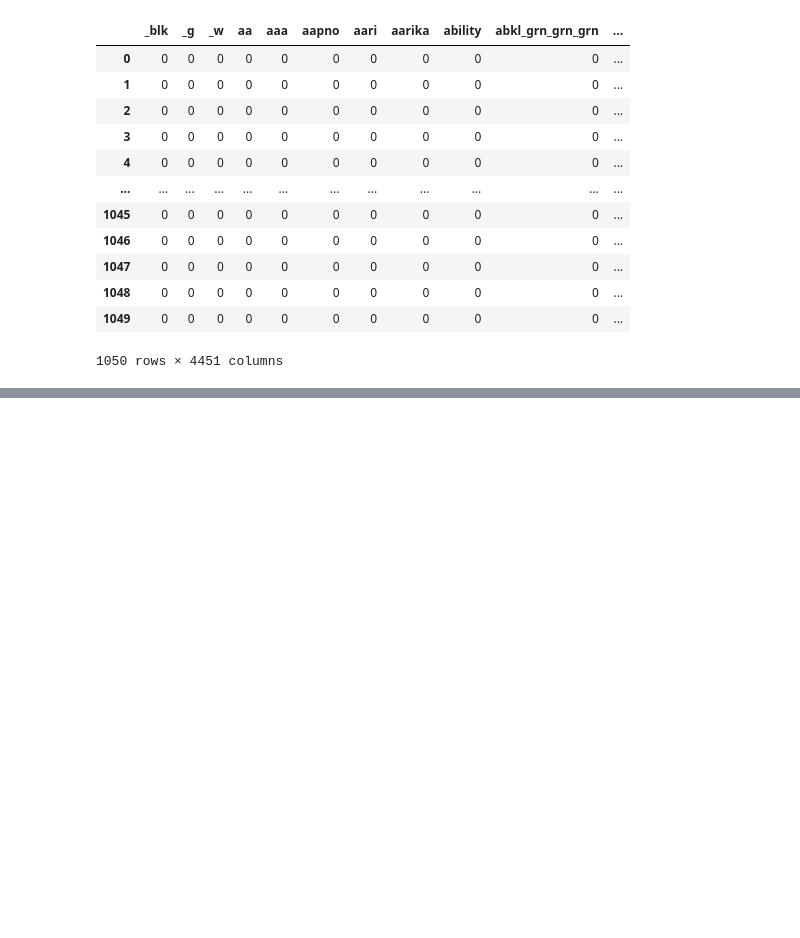
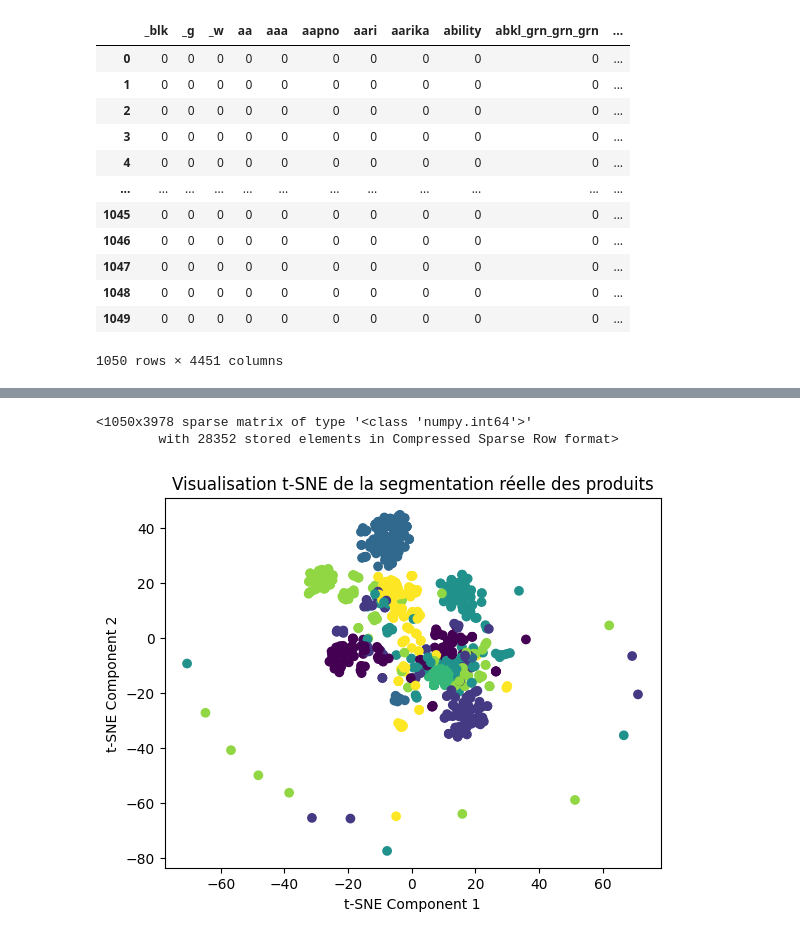
Before and after one commit to HaDock404/AutomatedClassification, a Jupyter notebook: Notebook/2.bag_of_words.ipynb, the cells around one changed output, grey strips where cells are left out. Saved outputs shown, nothing was run; the diff lists cells and outputs as text; code cells hidden in the pictures; blank space fills up the shorter version.

Commit message:
tf-idf, bag of words, tsne

```diff
--- a/Notebook/2.bag_of_words.ipynb
+++ b/Notebook/2.bag_of_words.ipynb
@@ -83,0 +147,45 @@ df_bow
+# %%
+import pandas as pd
+
+# Création de données fictives
+data = {
+    'Description': ["Produit A de haute qualité", "Produit B abordable", "Produit C innovant", "Produit D classique", "Produit E premium"],
+    'Segmentation_Reelle': [1, 2, 1, 2, 1]  # Supposons deux segments
+}
+
+df = pd.DataFrame(data)
+# %%
+from sklearn.feature_extraction.text import CountVectorizer
+
+# Création du Bag of Words
+df['words'] = df['words'].astype(str)
+vectorizer = CountVectorizer()
+X = vectorizer.fit_transform(df['words'])
+X
+# %% [output]
+<1050x3978 sparse matrix of type '<class 'numpy.int64'>'
+        with 28352 stored elements in Compressed Sparse Row format>
+# %%
+from sklearn.cluster import KMeans
+
+# Création du modèle KMeans
+kmeans = KMeans(n_clusters=7, random_state=42)
+df['Segmentation_Predite'] = kmeans.fit_predict(X)
+# %%
+from sklearn.manifold import TSNE
+
+# Réduction de la dimensionnalité avec t-SNE
+tsne = TSNE(n_components=2, random_state=42)
+X_tsne = tsne.fit_transform(X.toarray())
+
+# Ajoutons les coordonnées t-SNE au DataFrame
+df['tsne_1'] = X_tsne[:, 0]
+df['tsne_2'] = X_tsne[:, 1]
+# %%
+plt.scatter(df['tsne_1'], df['tsne_2'], c=df['cluster'], cmap='viridis')
+plt.xlabel('t-SNE Component 1')
+plt.ylabel('t-SNE Component 2')
+plt.title('Visualisation t-SNE de la segmentation réelle des produits')
+plt.show()
+# %% [output]
+[figure, added]
```
Also changed, not shown: parts of 7 cells of this notebook, 1 other file.
